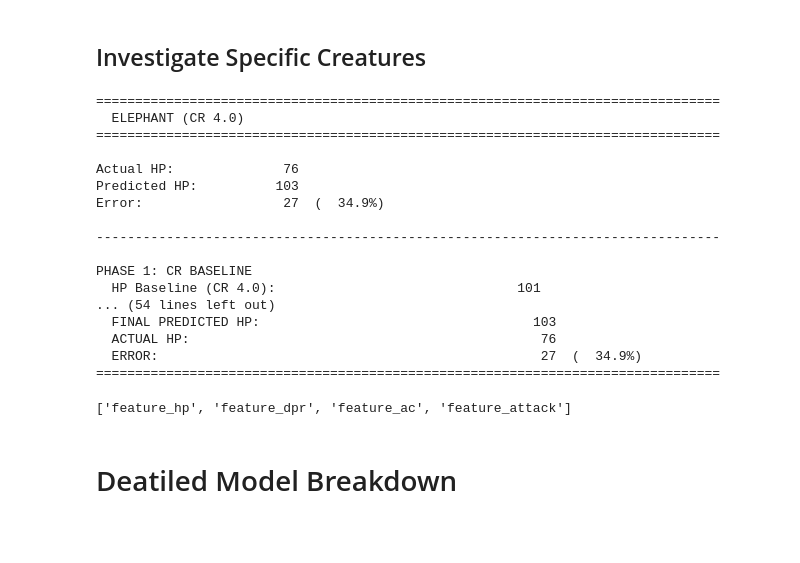
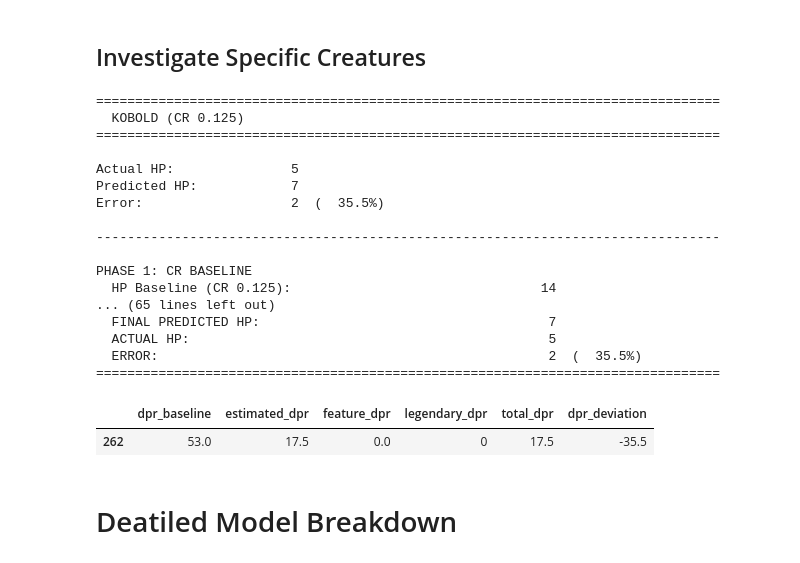
Before and after one commit to conorbarryhoke/matrix_v0, a Jupyter notebook: notebooks/3_model_analysis.ipynb, the cells around one changed output. Saved outputs shown, nothing was run; the diff lists cells and outputs as text; code cells hidden in the pictures; blank space fills up the shorter version.

```diff
--- a/notebooks/3_model_analysis.ipynb
+++ b/notebooks/3_model_analysis.ipynb
@@ -171,29 +171,30 @@ legendary_actions_per_round   346.359136
 # Interactive investigation
 # Uncomment and modify to investigate specific creatures:
 # Oni, Unicorn way too penalized for different reasons.
-investigate_creature('Elephant', df, contributions_df)
+investigate_creature('Kobold', df, contributions_df)
 # %% [output]
 ================================================================================
-  ELEPHANT (CR 4.0)
+  KOBOLD (CR 0.125)
 ================================================================================
 
-Actual HP:              76
-Predicted HP:          103
-Error:                  27  (  34.9%)
+Actual HP:               5
+Predicted HP:            7
+Error:                   2  (  35.5%)
 
 --------------------------------------------------------------------------------
 
 PHASE 1: CR BASELINE
-  HP Baseline (CR 4.0):                               101
-... (54 lines left out)
-  FINAL PREDICTED HP:                                   103
-  ACTUAL HP:                                             76
-  ERROR:                                                 27  (  34.9%)
+  HP Baseline (CR 0.125):                                14
+... (65 lines left out)
+  FINAL PREDICTED HP:                                     7
+  ACTUAL HP:                                              5
+  ERROR:                                                  2  (  35.5%)
 ================================================================================
 # %%
-[c for c in contributions_df.columns if 'feature' in c]
+df[df['Name']=='Cloaker'][[c for c in df.columns if 'dpr' in c]]
 # %% [output]
-['feature_hp', 'feature_dpr', 'feature_ac', 'feature_attack']
+|  | dpr_baseline | estimated_dpr | feature_dpr | legendary_dpr | total_dpr | dpr_deviation |
+| 262 | 53.0 | 17.5 | 0.0 | 0 | 17.5 | -35.5 |
 # %%
 # _df = analysis_dfs['cr3']
 # _df.sort_values('predicted_hp')
```
Also changed, not shown: parts of 9 cells of this notebook, 13 other files.
